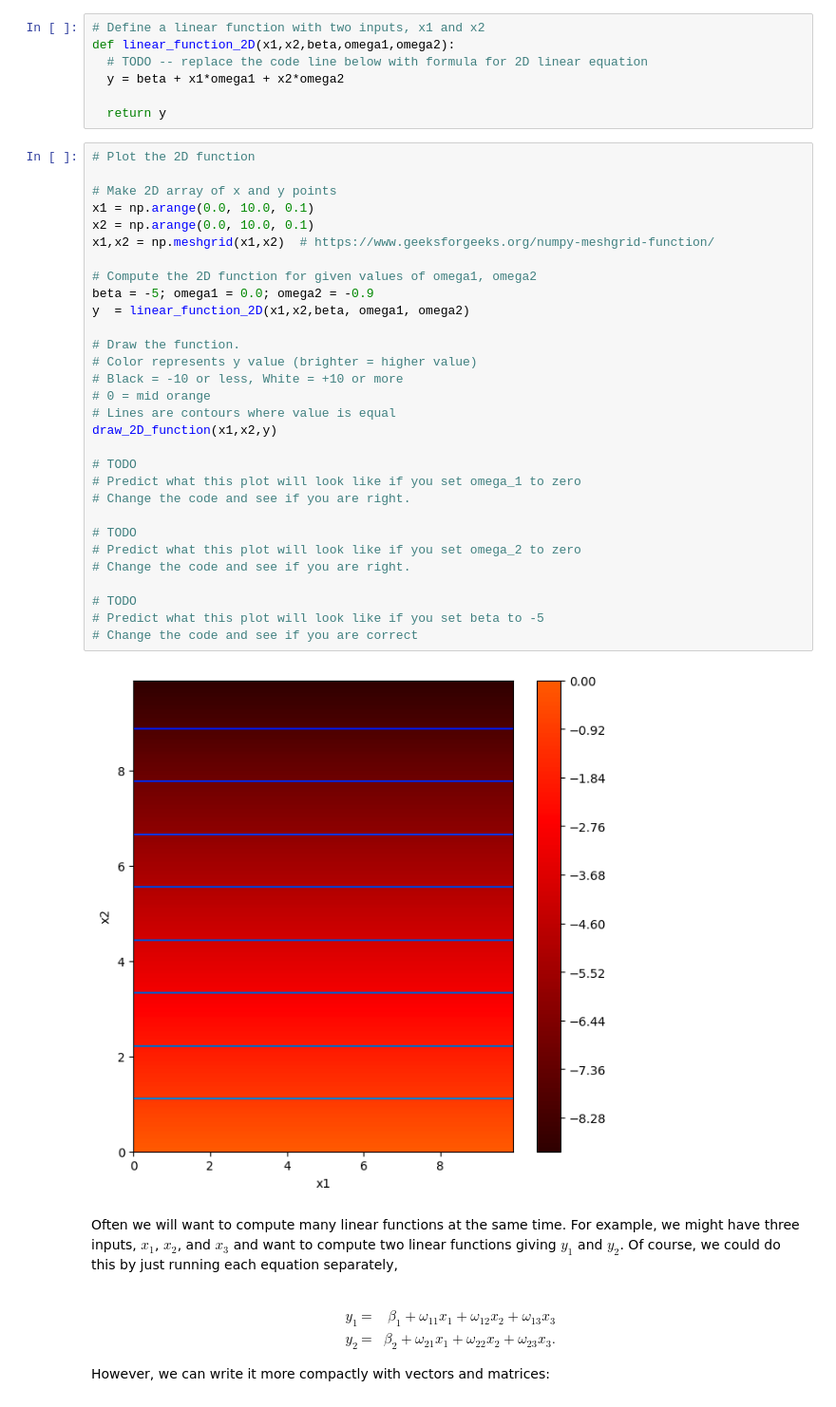
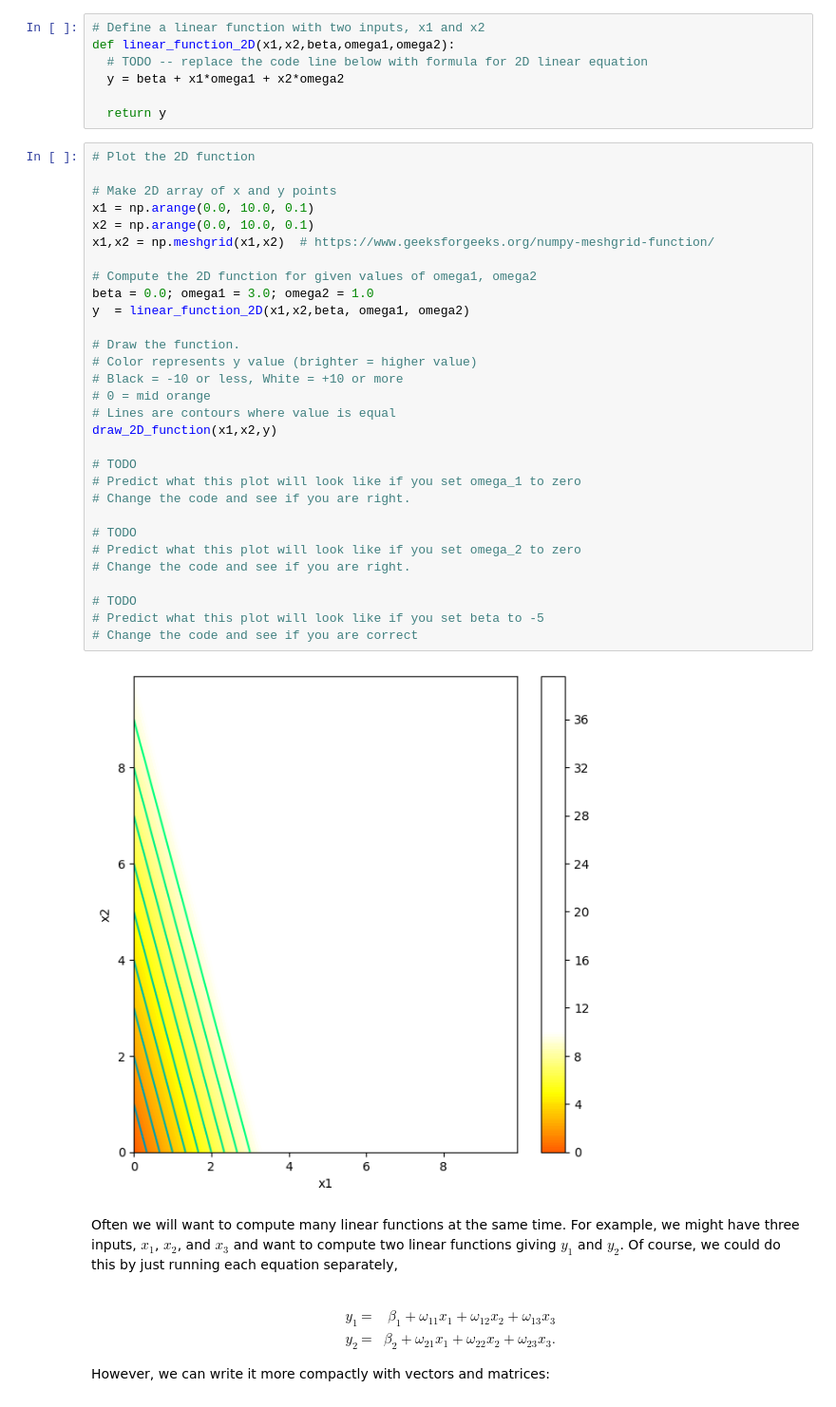
Before and after one commit to nguille0307/n8n-guille, a Jupyter notebook: Notebooks/Chap01/1_1_BackgroundMathematics.ipynb, the cells around one changed output. Shown at 95% size. Cells and saved outputs as stored; diff of their text form.

```diff
--- a/Notebooks/Chap01/1_1_BackgroundMathematics.ipynb
+++ b/Notebooks/Chap01/1_1_BackgroundMathematics.ipynb
@@ -75,35 +75,35 @@ def linear_function_2D(x1,x2,beta,omega1,omega2):
 # %%
 # Plot the 2D function
 
 # Make 2D array of x and y points
 x1 = np.arange(0.0, 10.0, 0.1)
 x2 = np.arange(0.0, 10.0, 0.1)
 x1,x2 = np.meshgrid(x1,x2)  # https://www.geeksforgeeks.org/numpy-meshgrid-function/
 
 # Compute the 2D function for given values of omega1, omega2
-beta = -5; omega1 = 0.0; omega2 = -0.9
+beta = 0.0; omega1 = 3.0; omega2 = 1.0
 y  = linear_function_2D(x1,x2,beta, omega1, omega2)
 
 # Draw the function.
 # Color represents y value (brighter = higher value)
 # Black = -10 or less, White = +10 or more
 # 0 = mid orange
 # Lines are contours where value is equal
 draw_2D_function(x1,x2,y)
 
 # TODO
 # Predict what this plot will look like if you set omega_1 to zero
 # Change the code and see if you are right.
 
 # TODO
 # Predict what this plot will look like if you set omega_2 to zero
 # Change the code and see if you are right.
 
 # TODO
 # Predict what this plot will look like if you set beta to -5
 # Change the code and see if you are correct
 # %% [output]
-[figure, old version]
+[figure, new version]
 # %% [markdown]
 Often we will want to compute many linear functions at the same time.  For example, we might have three inputs, $x_1$, $x_2$, and $x_3$ and want to compute two linear functions giving $y_1$ and $y_2$. Of course, we could do this by just running each equation separately,<br><br>
 
```
Also changed, not shown: parts of 5 cells of this notebook.
